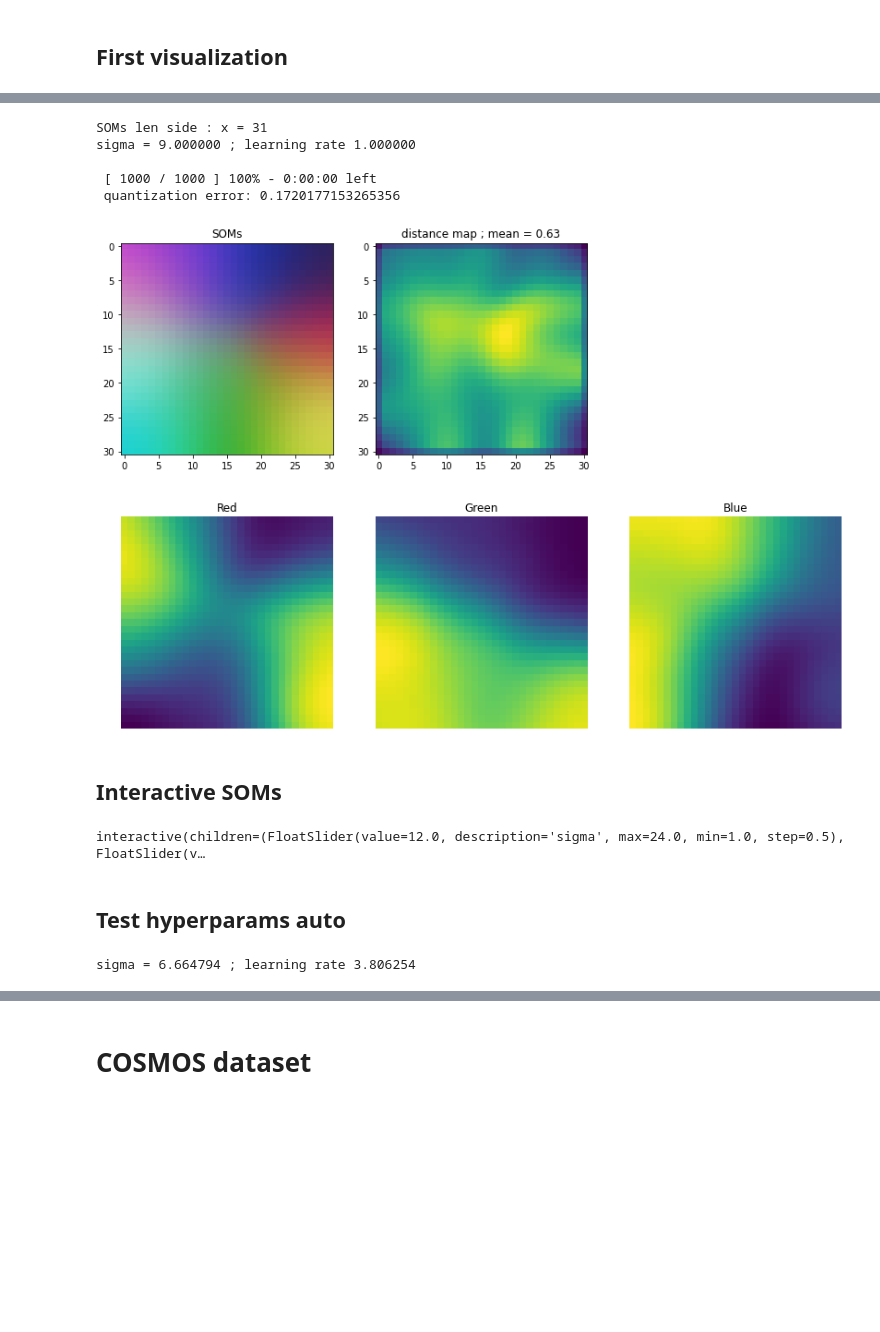
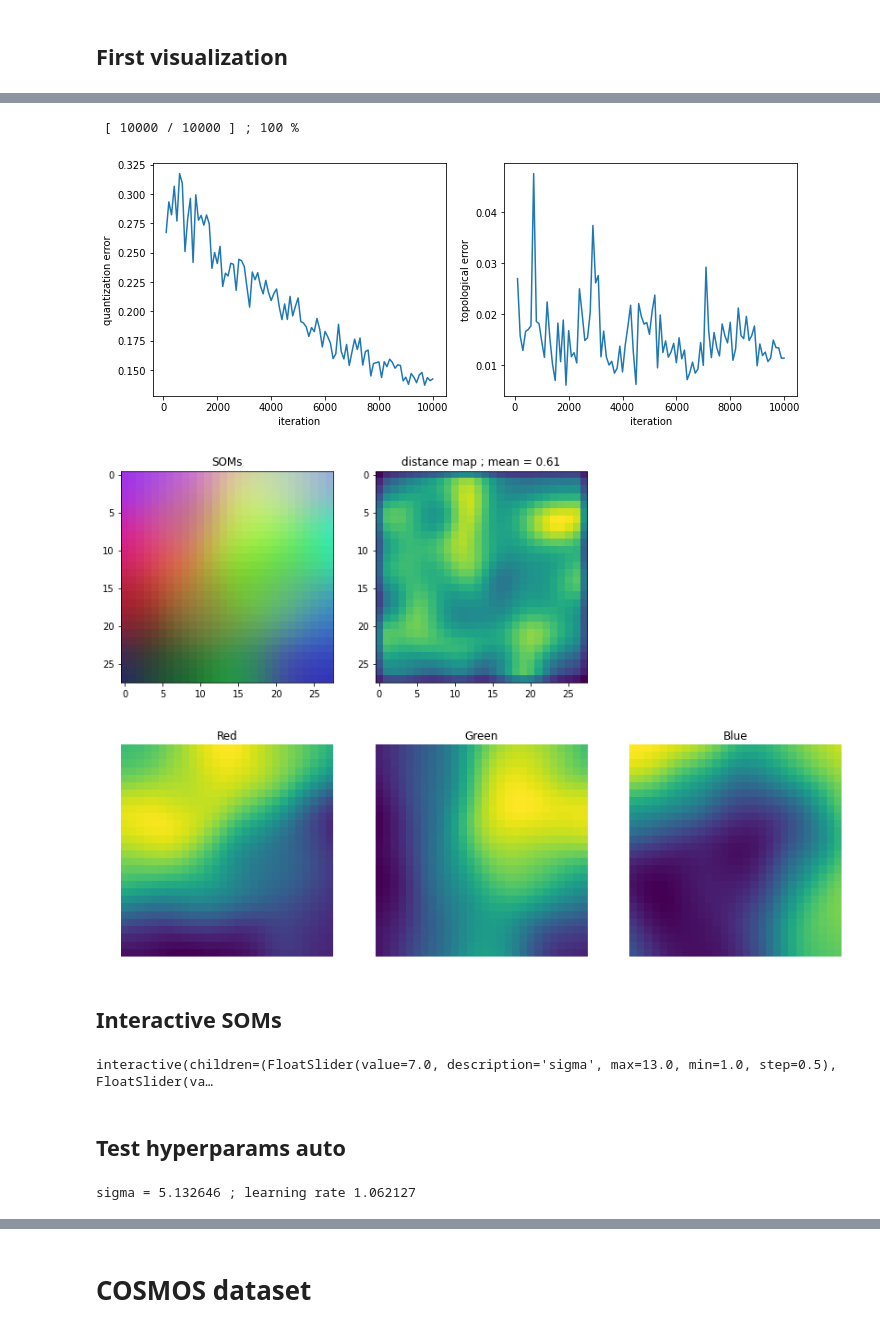
Before and after one commit to Oliv2398/SOMs-in-astrophysics, a Jupyter notebook: SOMs_colors.ipynb, the cells around one changed output, grey strips where cells are left out. Drawn from its saved outputs; the diff is of its cells as text; code cells hidden in the pictures; blank space fills up the shorter version.

```diff
--- a/SOMs_colors.ipynb
+++ b/SOMs_colors.ipynb
@@ -203,52 +265,40 @@ plt.imshow(data_color.reshape(500,500,3));
-# %%
-#som_x, som_y = [50,50] # SOMs shape
-
-som_x = int(np.sqrt(5*np.sqrt(nb)))
-som_y = som_x
-
-sigma = 9
-learning_rate = 1
-
-print("SOMs len side : x = %d " % som_x)
-print("sigma = %f ; learning rate %f \n" % (sigma, learning_rate))
-
-som, wts_color = train_som(data_color,
-                           som_x, som_y,
-                           data_color.shape[1],
-                           sigma=sigma,
-                           learning_rate=learning_rate,
-                           iterations = 1000,
-                           verbose=True)
-
-som_color(data_color, som, wts_color, color_names)
-# %% [output]
-SOMs len side : x = 31
-sigma = 9.000000 ; learning rate 1.000000
-
- [ 1000 / 1000 ] 100% - 0:00:00 left
- quantization error: 0.1720177153265356
-[figure, removed]
+# %%
+sigma = 6
+learning_rate = 1
+iterations = 10000
+frequence = 100
+som, wts_color = train_and_get_error(data_color, sigma, learning_rate, iterations, frequence, get_res=True)
+
+som_color(data_color, som, wts_color, color_names)
+# %% [output]
+ [ 10000 / 10000 ] ; 100 %
+[figure, added]
+[figure, added]
 # %% [markdown]
 <a name="S3_2"></a>
 ## Interactive SOMs
 # %%
-interactive_plot(data_color, nb, color_names, False)
+interactive_plot(data_color, nb, color_names)
 # %% [output]
-interactive(children=(FloatSlider(value=12.0, description='sigma', max=24.0, min=1.0, step=0.5), FloatSlider(v…
+interactive(children=(FloatSlider(value=7.0, description='sigma', max=13.0, min=1.0, step=0.5), FloatSlider(va…
 # %% [markdown]
 <a name="S3_3"></a>
 ## Test hyperparams auto
 # %%
 # finding the 2 parameters at the same time
 
-space = {'sig' : hp.uniform('sig', 0.001, som_x/2.01),
+rows = data_color.shape[0]
+som_x = int(np.sqrt(5*np.sqrt(rows)))
+som_y = som_x
+
+space = {'sig' : hp.uniform('sig', som_x/10, som_x/2.01),
          'learnR' :hp.uniform('learnR', 0.001, 4)}
 
 def som_fn(space):
     sig = space['sig']
     learnR = space['learnR']
 
-    val = MiniSom(x,y,
+    val = MiniSom(som_x, som_y,
                   data_color.shape[1],
                   sig,
                   learnR,
@@ -262,7 +312,7 @@ best_params = fmin(
     fn = som_fn,
     space = space,
     algo = tpe.suggest,
-    max_evals = 50,
+    max_evals = 10,
     trials = trials
     )
 
@@ -271,4 +321,4 @@ learning_rate = best_params['learnR']
 
 print("sigma = %f ; learning rate %f \n" % (sigma, learning_rate))
 # %% [output]
-sigma = 6.664794 ; learning rate 3.806254
+sigma = 5.132646 ; learning rate 1.062127
```
Also changed, not shown: parts of 53 cells of this notebook.
